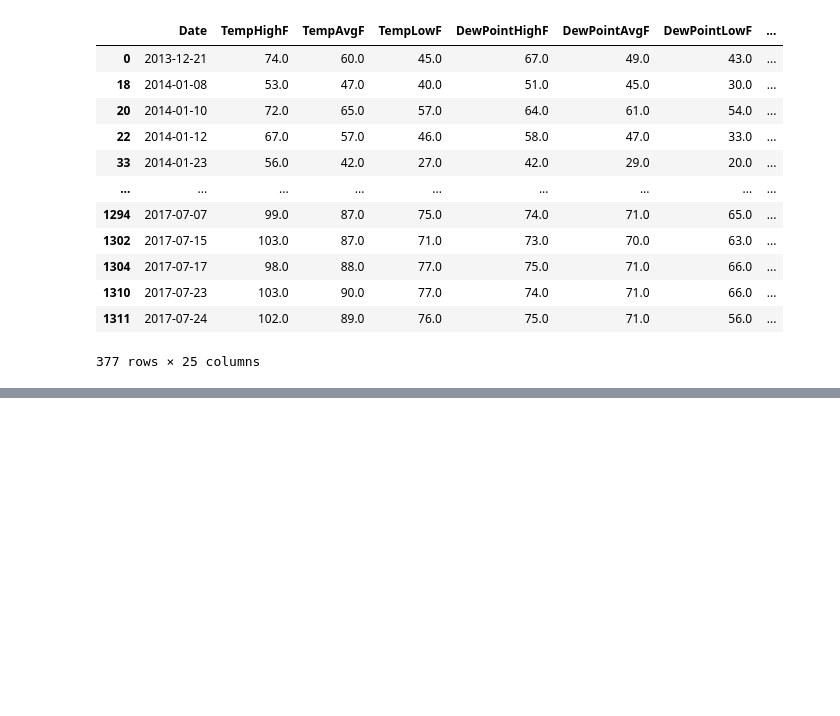
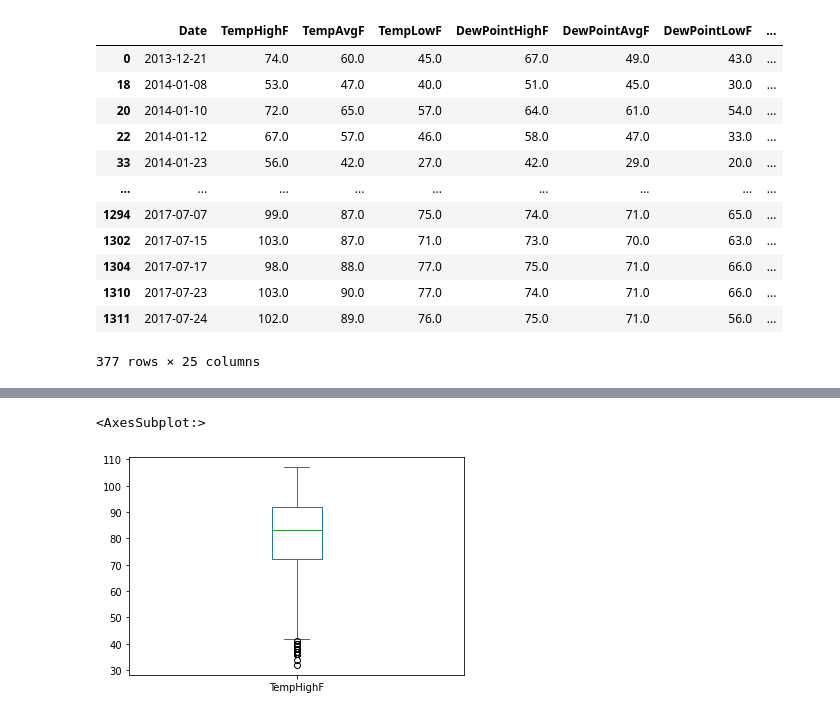
Before and after one commit to IvanciniGT/pythonTrainingDA2, a Jupyter notebook: 10-PandasPractice2.ipynb, the cells around one changed output, grey strips where cells are left out. Saved outputs shown, nothing was run; the diff lists cells and outputs as text; code cells hidden in the pictures; blank space fills up the shorter version.

```diff
--- a/10-PandasPractice2.ipynb
+++ b/10-PandasPractice2.ipynb
@@ -159,0 +168,5 @@ weather[weather['Rain']]
+# %%
+weather['TempHighF'].plot.box()
+# %% [output]
+<AxesSubplot:>
+[figure, added]
```
Also changed, not shown: parts of 7 cells of this notebook, 3 other files.
